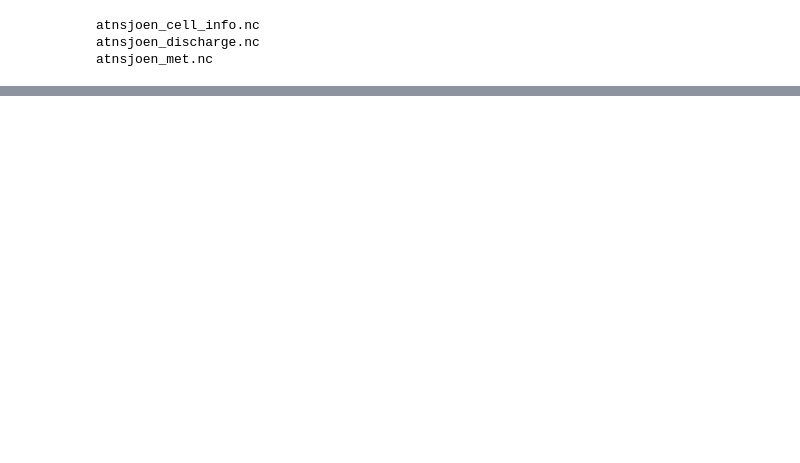
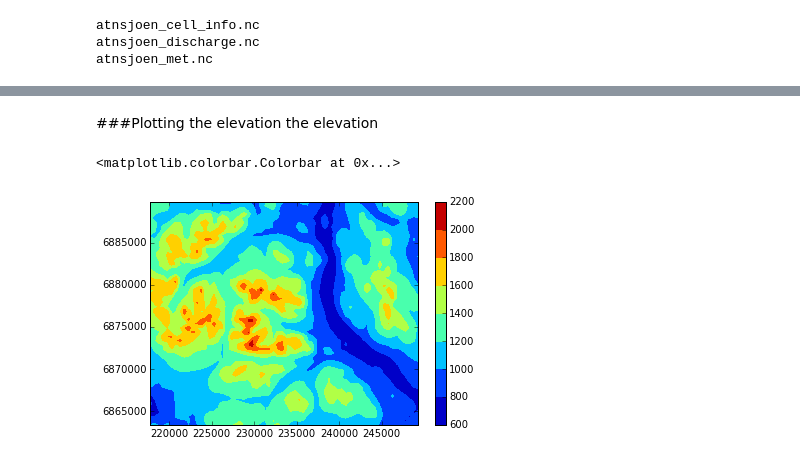
Before and after one commit to jfburkhart/shyft-course, a Jupyter notebook: 00_reading_shyft_database.ipynb, the cells around one changed output, grey strips where cells are left out. Cells and saved outputs as stored; diff of their text form; code cells hidden in the pictures; blank space fills up the shorter version.

```diff
--- a/00_reading_shyft_database.ipynb
+++ b/00_reading_shyft_database.ipynb
@@ -39,0 +106,10 @@ ls: cannot access a: No such file or directory
+# %%
+fn_met = "atnsjoen_discharge.nc"
+file_path = os.path.join(data_path,fn_met)
+
+# opening the file and print the station names
+with Dataset(file_path) as dset:
+    for gr_key in dset.groups.keys():
+        print(gr_key + ':')
+        for var_key in dset.groups[gr_key].variables.keys():
+            print('   -'+var_key)
@@ -39,0 +120,11 @@ ls: cannot access a: No such file or directory
+# %%
+import datetime
+with Dataset(file_path) as dset:
+    time = dset.groups["atnsjoen"].variables['time'][:]
+    precip = dset.groups["atnsjoen"].variables['discharge'][:]
+
+dates = [datetime.datetime.utcfromtimestamp(t) for t in time]
+figure(figsize=[15,5])
+plot(dates, precip)
+ylabel('discharge [m$^3$ / s]')
+title("atnsjoen")
@@ -39,0 +137,10 @@ ls: cannot access a: No such file or directory
+# %%
+fn_met = "atnsjoen_cell_info.nc"
+file_path = os.path.join(data_path,fn_met)
+
+# opening the file and print the station names
+with Dataset(file_path) as dset:
+    for gr_key in dset.groups.keys():
+        print(gr_key + ':')
+        for var_key in dset.groups[gr_key].variables.keys():
+            print('   -'+var_key)
@@ -39,0 +165,12 @@ ls: cannot access a: No such file or directory
+# %% [markdown]
+###Plotting the elevation the elevation
+# %%
+with Dataset(file_path) as dset:
+    x_vector = dset.groups['elevation'].variables['xcoord'][:]
+    y_vector = dset.groups['elevation'].variables['ycoord'][:]
+    elevation = dset.groups['elevation'].variables['elevation'][:]
+contourf(x_vector,y_vector,elevation)
+colorbar()
+# %% [output]
+<matplotlib.colorbar.Colorbar at 0x...>
+[figure, added]
```
Also changed, not shown: parts of 24 cells of this notebook.
